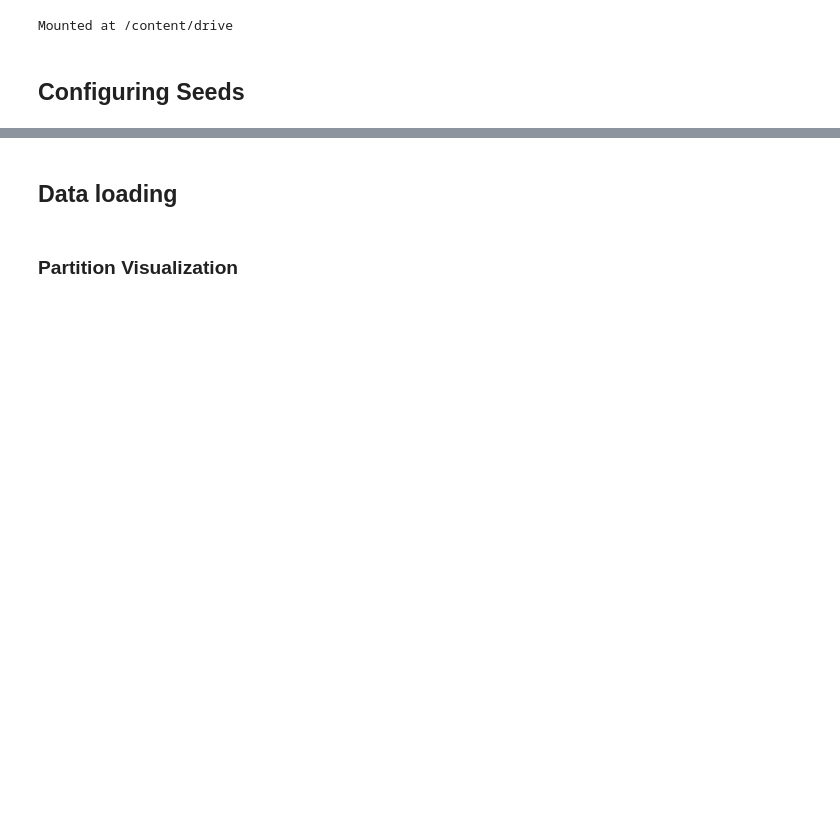
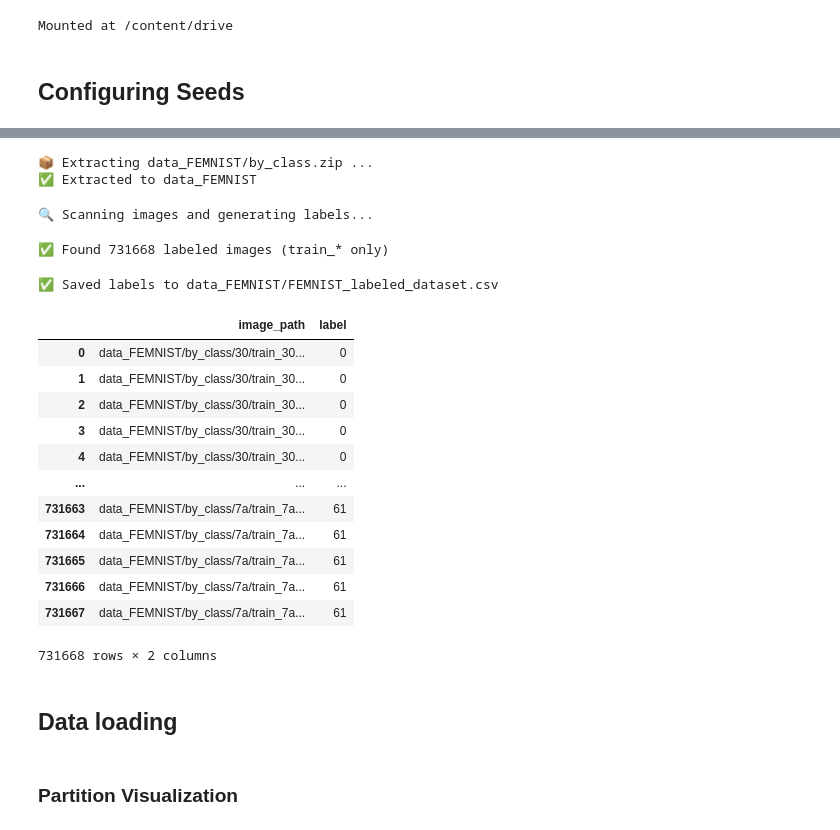
Before and after one commit to aaivu/In21-S7-CS4681-AML-Research-Projects, a Jupyter notebook: projects/210613U-Federated-Learning_Horizontal-FL/src/FL_Flower_Setup_KAN_x_MLP.ipynb, the cells around one changed output, grey strips where cells are left out. Saved outputs shown, nothing was run; the diff lists cells and outputs as text; code cells hidden in the pictures; blank space fills up the shorter version.

```diff
--- a/projects/210613U-Federated-Learning_Horizontal-FL/src/FL_KAN_x_MLP.ipynb
+++ b/projects/210613U-Federated-Learning_Horizontal-FL/src/FL_Flower_Setup_KAN_x_MLP.ipynb
@@ -578,0 +655,8 @@ Total Sick images: 25861
+# %%
+if not os.path.exists(BY_CLASS_DIR):
+    extract_zip(BY_CLASS_ZIP, DATA_DIR)
+else:
+    print(f"✅ Already extracted: {BY_CLASS_DIR}")
+# %% [output]
+📦 Extracting data_FEMNIST/by_class.zip ...
+✅ Extracted to data_FEMNIST
@@ -579,3 +673,63 @@ Total Sick images: 25861
+# %%
+print("🔍 Scanning images and generating labels...")
+image_paths = []
+labels = []
+
+for class_folder in tqdm(sorted(os.listdir(BY_CLASS_DIR))):
+    class_path = os.path.join(BY_CLASS_DIR, class_folder)
+    if not os.path.isdir(class_path):
+        continue
+
+    try:
+        ascii_char = chr(int(class_folder, 16))
+    except ValueError:
+        continue
+
+    label = map_ascii_to_label(ascii_char)
+    if label is None:
+        continue
+
+    # 🔍 Look ONLY for train_* subfolders
+    for subdir in os.listdir(class_path):
+        if not subdir.startswith("train_"):  # <-- filter here
+            continue
+
+        subpath = os.path.join(class_path, subdir)
+        if not os.path.isdir(subpath):
+            continue
+
+        for img_file in os.listdir(subpath):
+            if img_file.lower().endswith(".png"):
+                image_paths.append(os.path.join(subpath, img_file))
+                labels.append(label)
+
+print(f"✅ Found {len(image_paths)} labeled images (train_* only)")
+# %% [output]
+🔍 Scanning images and generating labels...
+✅ Found 731668 labeled images (train_* only)
+# %%
+df = pd.DataFrame({"image_path": image_paths, "label": labels})
+csv_path = os.path.join(DATA_DIR, "FEMNIST_labeled_dataset.csv")
+df.to_csv(csv_path, index=False)
+print(f"✅ Saved labels to {csv_path}")
+# %% [output]
+✅ Saved labels to data_FEMNIST/FEMNIST_labeled_dataset.csv
+# %%
+df
+# %% [output]
+|  | image_path | label |
+| 0 | data_FEMNIST/by_class/30/train_30... | 0 |
+| 1 | data_FEMNIST/by_class/30/train_30... | 0 |
+| 2 | data_FEMNIST/by_class/30/train_30... | 0 |
+| 3 | data_FEMNIST/by_class/30/train_30... | 0 |
+| 4 | data_FEMNIST/by_class/30/train_30... | 0 |
+| ... | ... | ... |
+| 731663 | data_FEMNIST/by_class/7a/train_7a... | 61 |
+| 731664 | data_FEMNIST/by_class/7a/train_7a... | 61 |
+| 731665 | data_FEMNIST/by_class/7a/train_7a... | 61 |
+| 731666 | data_FEMNIST/by_class/7a/train_7a... | 61 |
+| 731667 | data_FEMNIST/by_class/7a/train_7a... | 61 |
+731668 rows × 2 columns
 # %% [markdown]
 ## Data loading
 # %%
```
Also changed, not shown: parts of 38 cells of this notebook.
